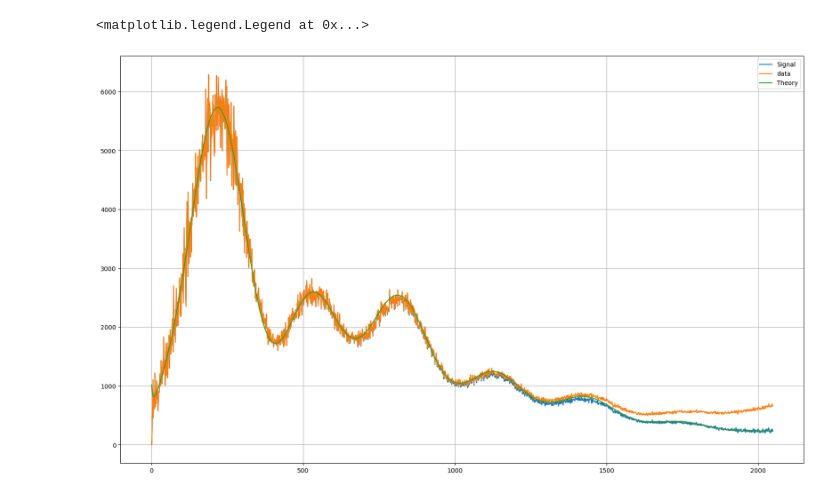
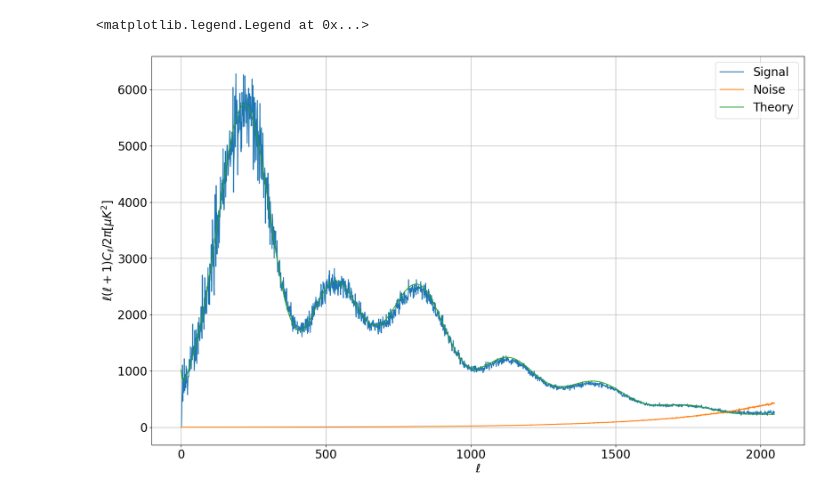
Before and after one commit to s-Sayan/HMC_code, a Jupyter notebook: Sayan/Cl_calulator.ipynb, the cells around one changed output. Saved outputs shown, nothing was run; the diff lists cells and outputs as text; code cells hidden in the pictures.

```diff
--- a/Sayan/Cl_calulator.ipynb
+++ b/Sayan/Cl_calulator.ipynb
@@ -20,18 +20,23 @@ count_of_ones = np.count_nonzero(mask == 1)
 fsky = count_of_ones/(len(mask))
 # %%
 var2 = (halfmap1-halfmap2)/2
+var1 = (halfmap1+halfmap2)/2
 Nl = hp.anafast(var2*mask, lmax=elmax)/ (fsky * bl_pix**2) *1e12
-Dl = hp.anafast(data*mask, lmax=elmax)/ (fsky * bl_pix**2) *1e12
+Dl = hp.anafast(var1*mask, lmax=elmax)/ (fsky * bl_pix**2) *1e12
 signal = Dl - Nl
 # %%
 el = np.arange(len(signal))
 plt.figure(figsize=(20,12))
 plt.plot(el, el*(el+1)*signal/ 2 / np.pi, label="Signal")
-plt.plot(el, el*(el+1)*Dl/ 2 / np.pi, label="data")
+plt.plot(el, el*(el+1)*Nl/ 2 / np.pi, label="Noise")
 plt.plot(el, cl_th[el, 1], label="Theory")
 plt.grid()
-
-plt.legend()
+plt.xticks(fontsize=20)
+plt.yticks(fontsize=20)
+#plt.yscale('log')
+plt.xlabel(r"$\ell$", fontsize=20)
+plt.ylabel(r"$\ell(\ell+1)C_\ell/2\pi [\mu K^2]$", fontsize=20)
+plt.legend(fontsize=20)
 # %% [output]
 <matplotlib.legend.Legend at 0x...>
-[figure, old version]
+[figure, new version]
```
